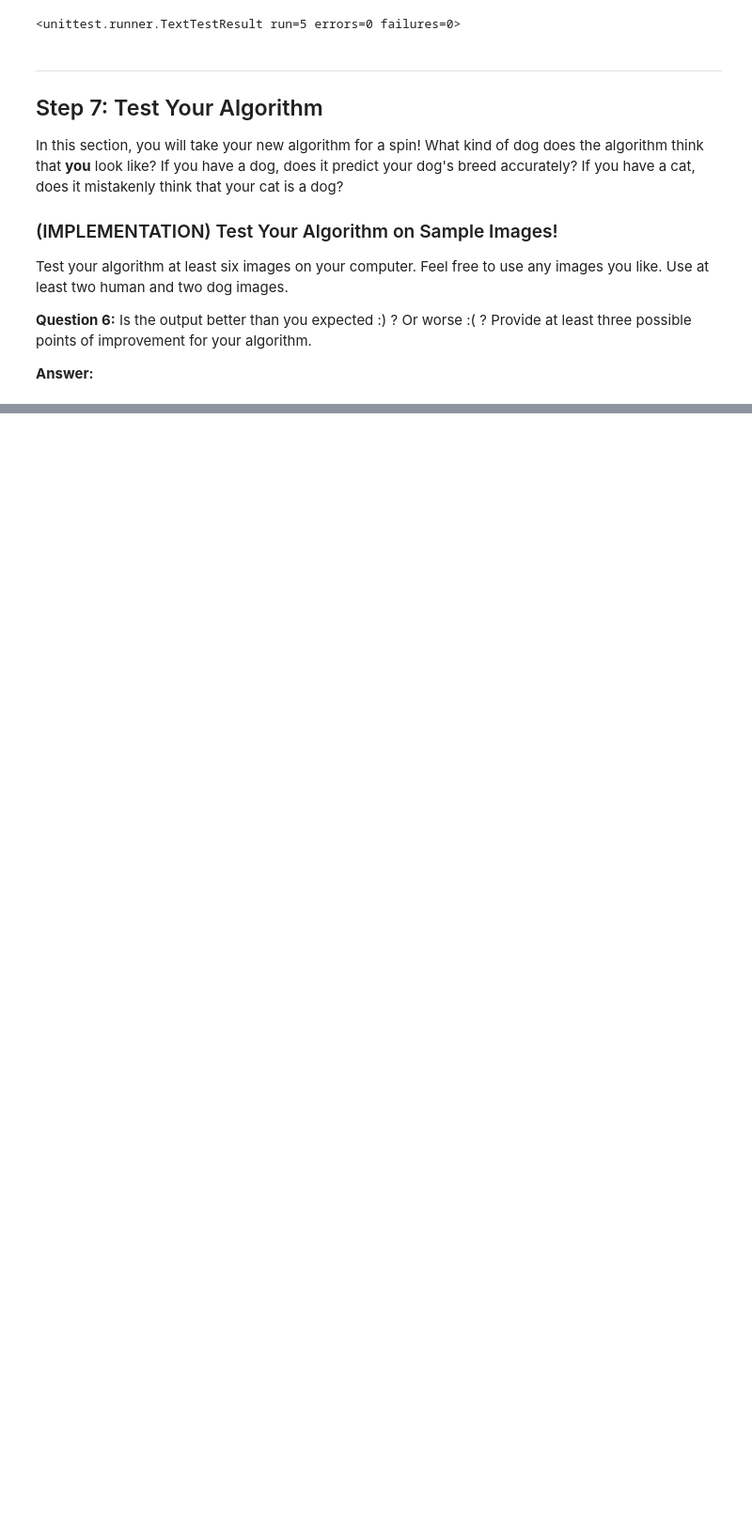
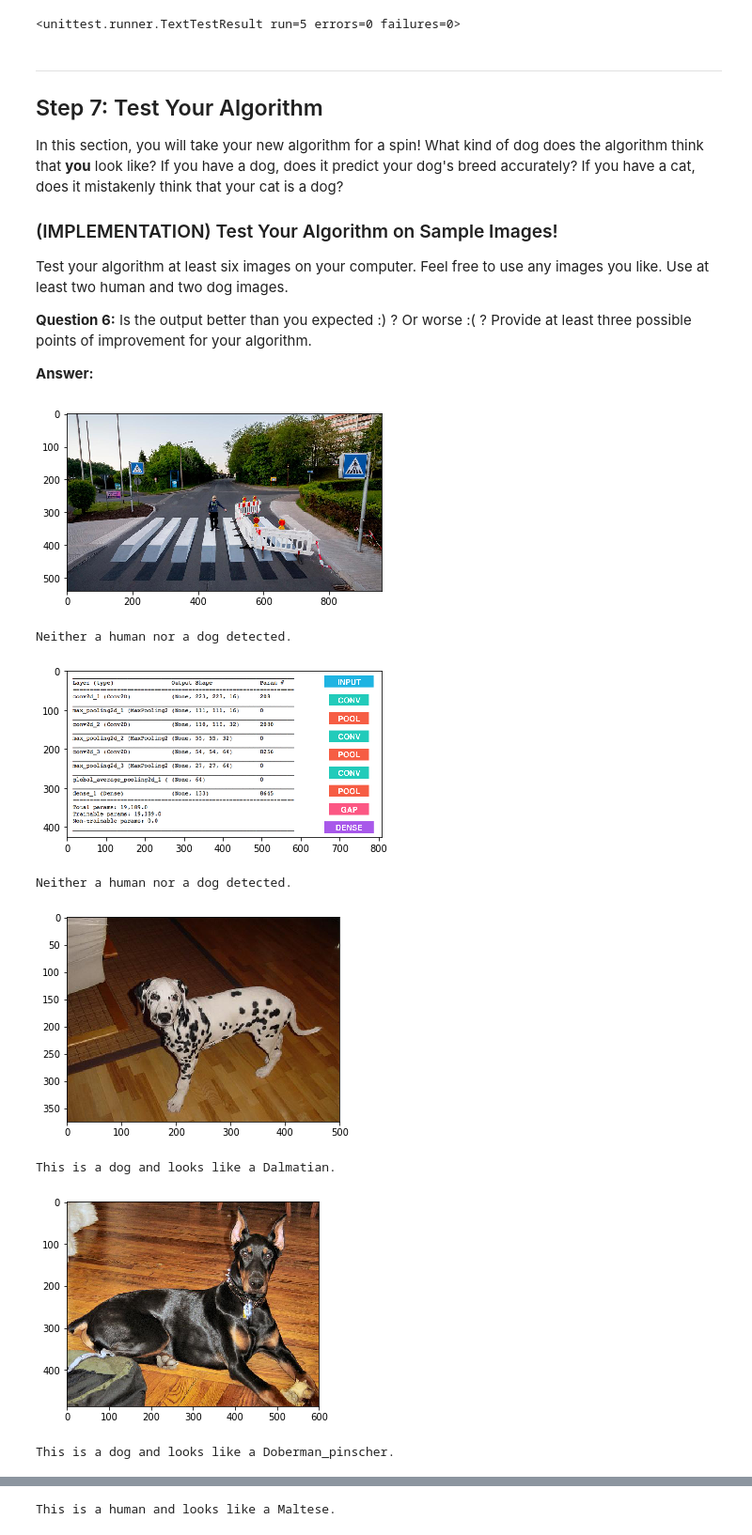
Before and after one commit to KnollFrank/dog-project, a Jupyter notebook: dog_app.ipynb, the cells around one changed output, grey strips where cells are left out. Shown: that part at 94% size. Cells and saved outputs as stored; diff of their text form; code cells hidden in the pictures; blank space fills up the shorter version.

Commit message:
(IMPLEMENTATION) Test Your Algorithm on Sample Images!

```diff
--- a/dog_app.ipynb
+++ b/dog_app.ipynb
@@ -688,17 +688,17 @@ Some sample output for our algorithm is provided below, but feel free to design
 
 
 ### (IMPLEMENTATION) Write your Algorithm
+# %%
+### TODO: Write your algorithm.
+### Feel free to use as many code cells as needed.
+def predict_breed(img_path):
+    if(dog_detector(img_path)):
+        return 'dog', Resnet50_predict_breed(img_path)
+    elif(face_detector(img_path)):
+        return 'human', Resnet50_predict_breed(img_path)
+    else:
+        return None
 # %%
-### TODO: Write your algorithm.
-### Feel free to use as many code cells as needed.
-def predict_breed(img_path):
-    if(dog_detector(img_path)):
-        return ('dog', Resnet50_predict_breed(img_path))
-    elif(face_detector(img_path)):
-        return ('human', Resnet50_predict_breed(img_path))
-    else:
-        return None
-
 import unittest
 
 class PredictBreedTestCase(unittest.TestCase):
@@ -726,15 +726,9 @@ class PredictBreedTestCase(unittest.TestCase):
         self.assertEqual(breed_actual, breed_expected)
 
 
-def suite():
-    #suite = unittest.TestSuite()
-    #suite.addTest(PredictBreedTestCase('test_should_predict_nothing'))
-    suite = unittest.TestLoader().loadTestsFromTestCase(PredictBreedTestCase)
-    return suite
-
+suite = unittest.TestLoader().loadTestsFromTestCase(PredictBreedTestCase)
 runner = unittest.TextTestRunner(verbosity=2)
-runner.run(suite())
-#plt.imshow(cv2.imread('images/crosswalk.jpg'))
+runner.run(suite)
 # %% [output]
 test_should_predict_breed_of_dog1 (__main__.PredictBreedTestCase) ... ok
 test_should_predict_breed_of_dog2 (__main__.PredictBreedTestCase) ... ok
@@ -764,4 +758,25 @@ __Answer:__
 # %%
 ## TODO: Execute your algorithm from Step 6 on
 ## at least 6 images on your computer.
 ## Feel free to use as many code cells as needed.
+def show_and_describe(img_path):
+    plt.imshow(cv2.cvtColor(cv2.imread(img_path), cv2.COLOR_BGR2RGB))
+    plt.show()
+    result = predict_breed(img_path)
+    if result is None:
+        print("Neither a human nor a dog detected.")
+    else:
+        character, breed = result
+        print("This is a {} and looks like a {}.".format(character, breed))
+
+for img_path in ('images/crosswalk.jpg', 'images/sample_cnn.png', test_files[0], test_files[1], human_files[0], human_files[1]):
+    show_and_describe(img_path)
+# %% [output]
+[figure, added]
+Neither a human nor a dog detected.
+[figure, added]
+Neither a human nor a dog detected.
+[figure, added]
+This is a dog and looks like a Dalmatian.
+[figure, added]
+This is a dog and looks like a Doberman_pinscher.
@@ -767,0 +784 @@ __Answer:__
+This is a human and looks like a Maltese.
```
Also changed, not shown: parts of 3 cells of this notebook.
